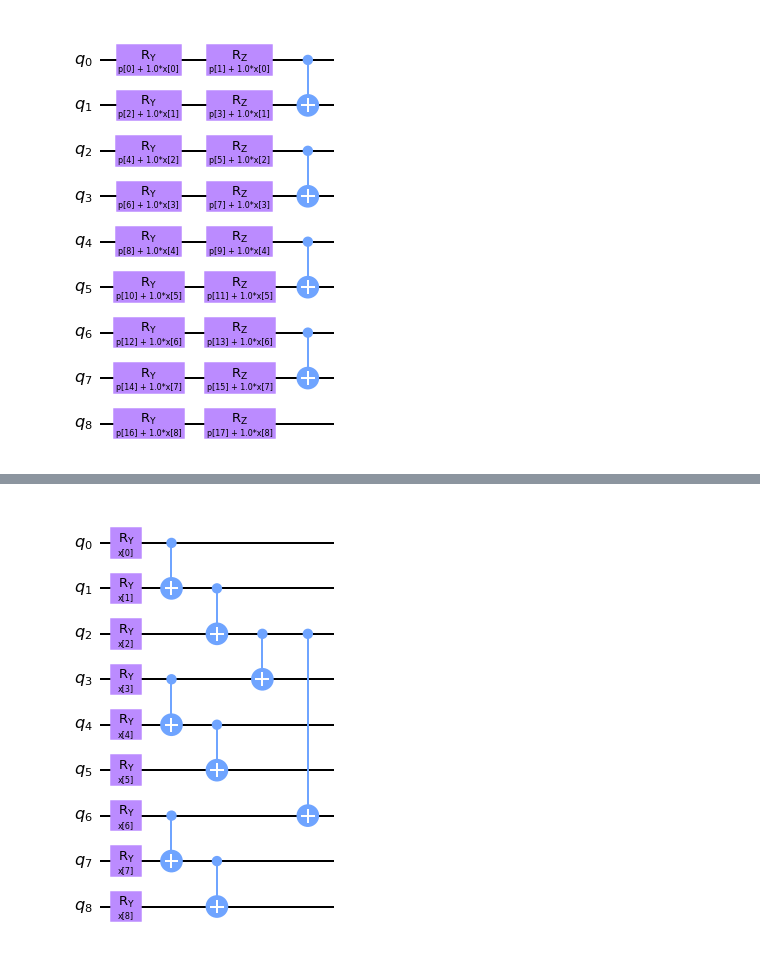
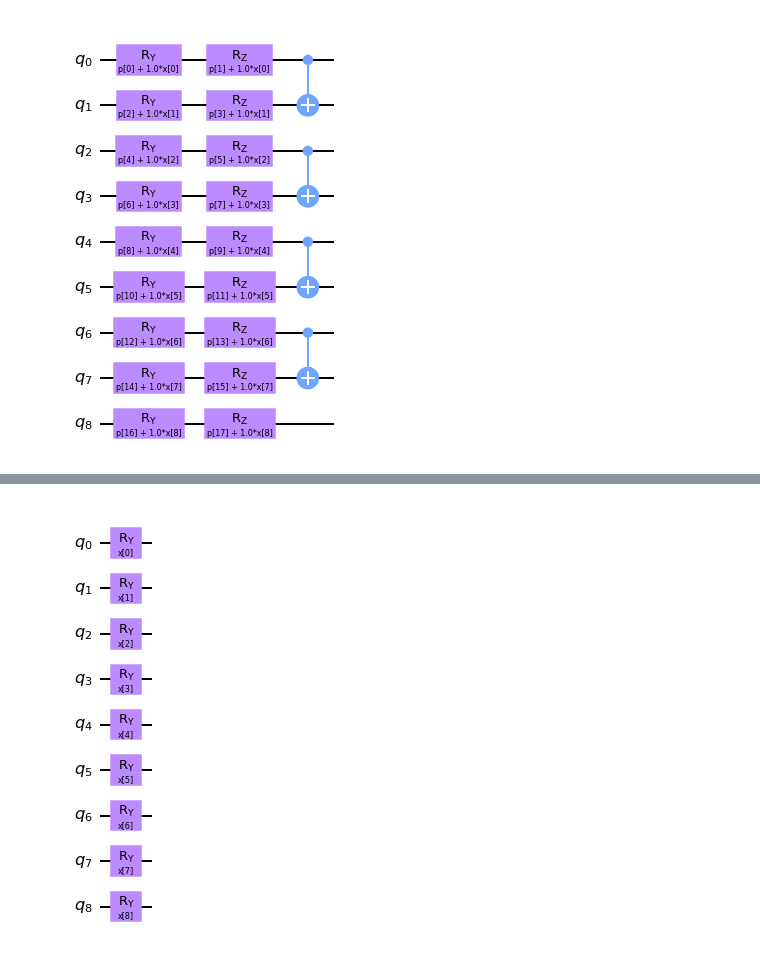
Before and after one commit to to-roth/MasterThesis, a Jupyter notebook: Entwicklung/notebooks/Quantum Computing/squlearn-water-qnn.ipynb, the cells around one changed output, grey strips where cells are left out. Cells and saved outputs as stored; diff of their text form; code cells hidden in the pictures.

```diff
--- a/Entwicklung/notebooks/Quantum Computing/squlearn-water-qnn.ipynb
+++ b/Entwicklung/notebooks/Quantum Computing/squlearn-water-qnn.ipynb
@@ -160,30 +142,30 @@ print(train_labels)
 # %%
 from qiskit import QuantumCircuit
 from qiskit.circuit import Parameter, ParameterVector
 
 # Create a list of 9 Parameter objects for the 9 qubits
 #parameters = [Parameter(f'x{i}') for i in range(9)]
 parameters = ParameterVector('x', length=9)
 # Initialize the quantum circuit
 feature_map = QuantumCircuit(9)
 
 # Apply rotation gates with parameters to encode atom positions
 for i, param in enumerate(parameters):
     feature_map.ry(param, i)
 
 
-# Apply intra-group entanglement for each atom
+""" # Apply intra-group entanglement for each atom
 for i in range(0, 9, 3):
     feature_map.cx(i, i+1)
-    feature_map.cx(i+1, i+2)
+    feature_map.cx(i+1, i+2) """
 
-feature_map.cx(2, 3)
+""" feature_map.cx(2, 3)
 
-feature_map.cx(2, 6)
+feature_map.cx(2, 6) """
 
 feature_map.draw("mpl")
 # %% [output]
-[figure, old version]
+[figure, new version]
 # %%
 from squlearn.encoding_circuit import QiskitEncodingCircuit
 
```
Also changed, not shown: parts of 11 cells of this notebook, 50 other files.
